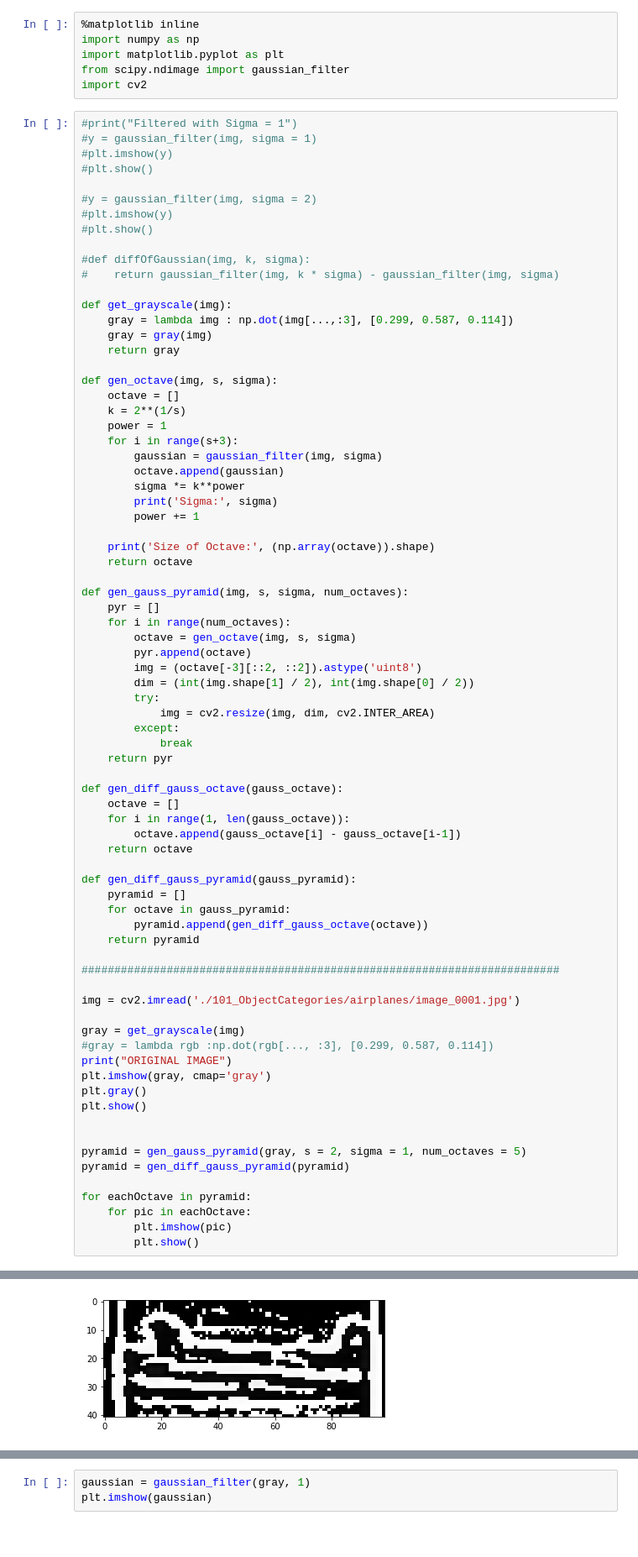
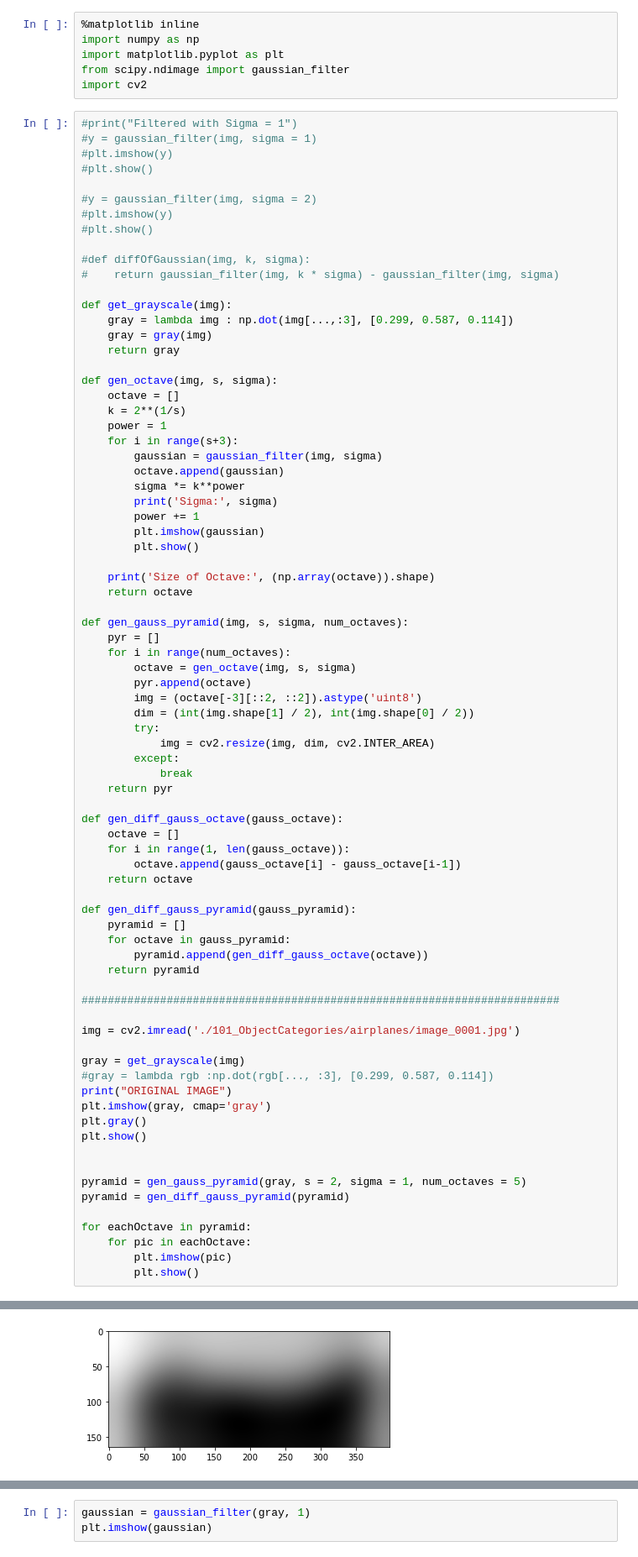
Before and after one commit to tennyson94/project2, a Jupyter notebook: proj2.ipynb, the cells around one changed output, grey strips where cells are left out. Shown: that part at 84% size. Saved outputs shown, nothing was run; the diff lists cells and outputs as text.

```diff
--- a/proj2.ipynb
+++ b/proj2.ipynb
@@ -32,6 +32,8 @@ def gen_octave(img, s, sigma):
         sigma *= k**power
         print('Sigma:', sigma)
         power += 1
+        plt.imshow(gaussian)
+        plt.show()
 
     print('Size of Octave:', (np.array(octave)).shape)
     return octave
@@ -107 +97 @@ Size of Octave: (5, 2, 6)
-[figure, old version]
+[figure, new version]
```
Also changed, not shown: parts of 1 cell of this notebook.
